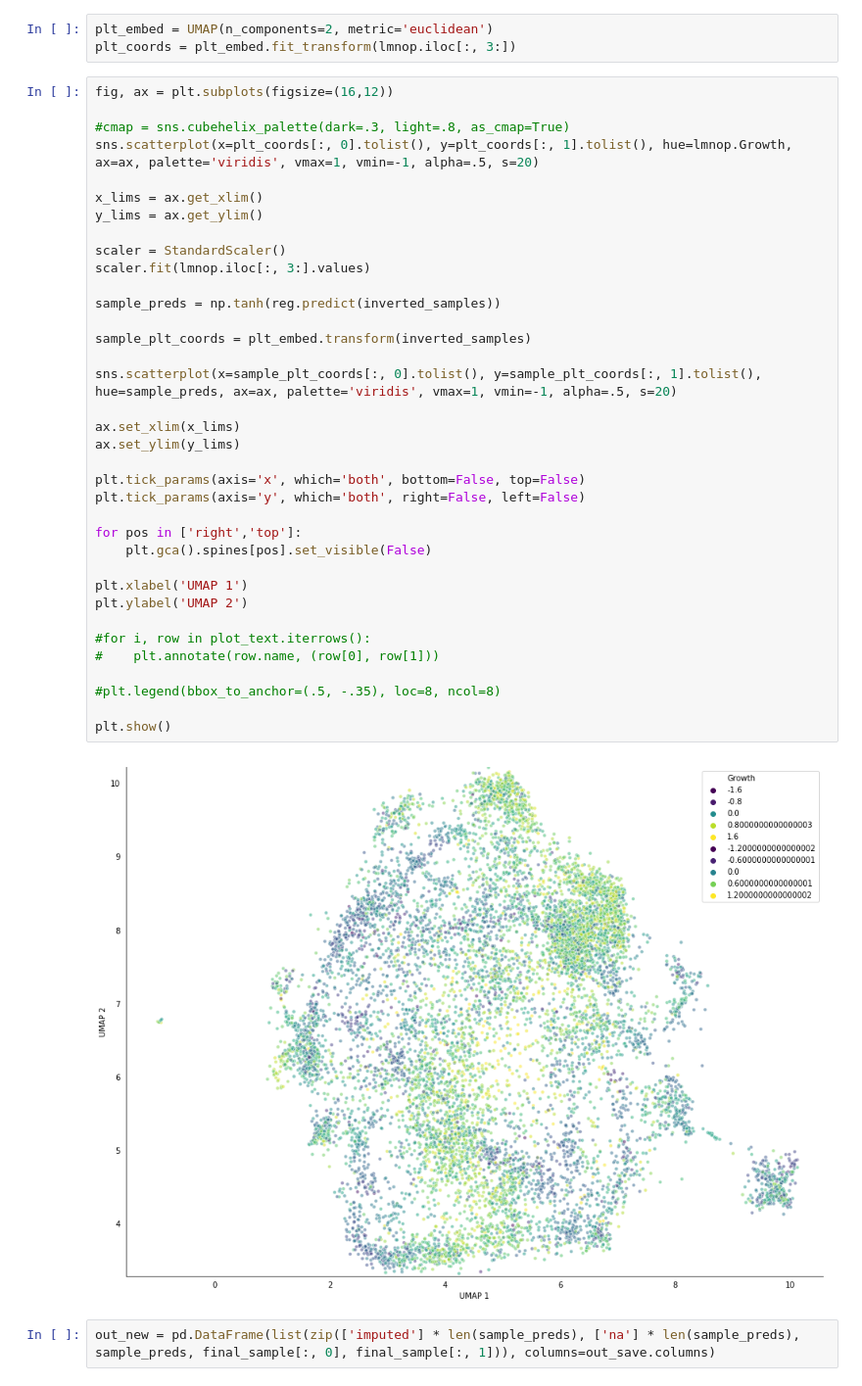
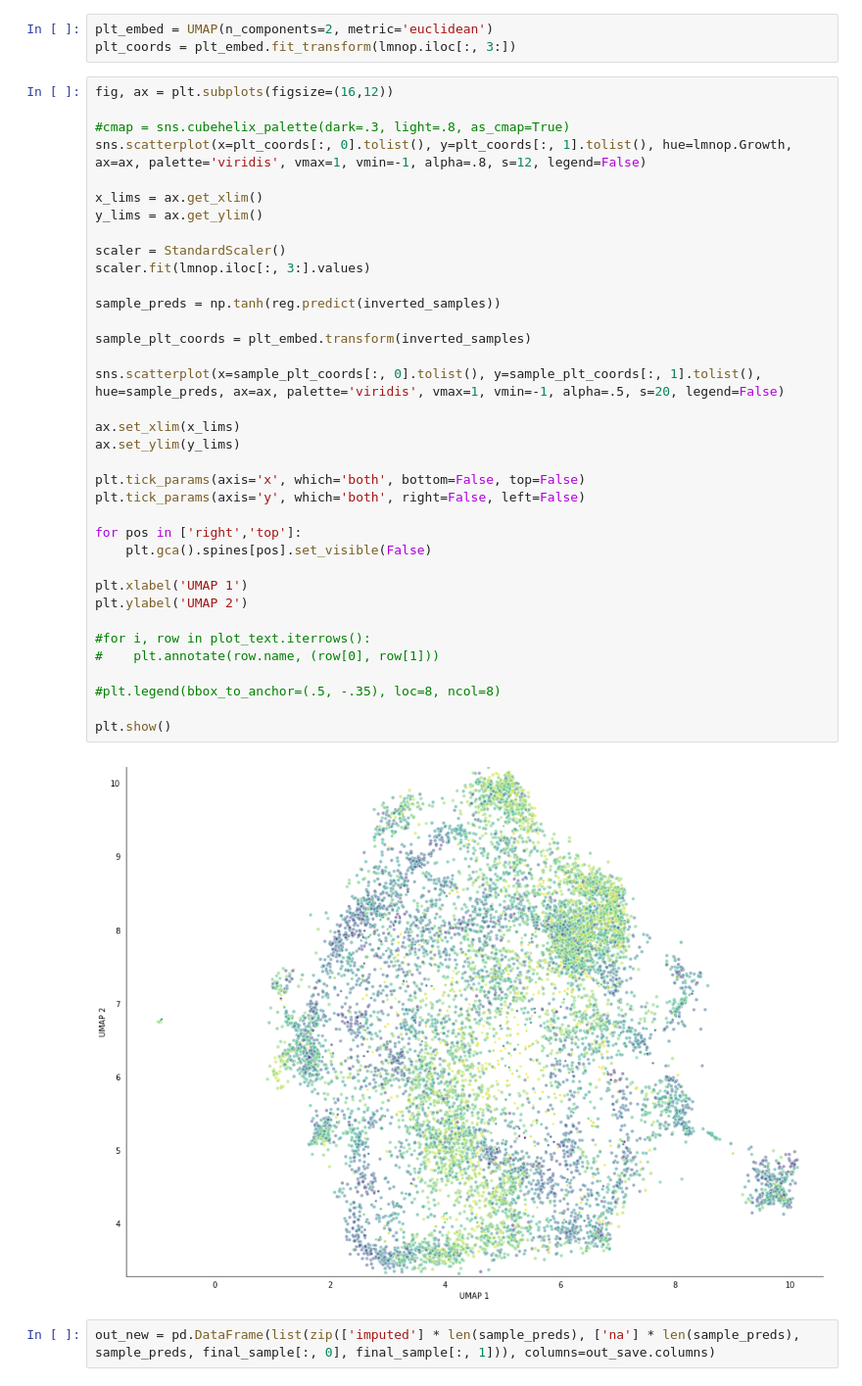
Before and after one commit to gomezlab/kinotypeClusteringAndRegression, a Jupyter notebook: src/14_kernelRegression.ipynb, the cells around one changed output. Shown at 98% size. Saved outputs shown, nothing was run; the diff lists cells and outputs as text.

```diff
--- a/src/14_kernelRegression.ipynb
+++ b/src/14_kernelRegression.ipynb
@@ -604,40 +575,40 @@ plt_coords = plt_embed.fit_transform(lmnop.iloc[:, 3:])
 fig, ax = plt.subplots(figsize=(16,12))
 
 #cmap = sns.cubehelix_palette(dark=.3, light=.8, as_cmap=True)
-sns.scatterplot(x=plt_coords[:, 0].tolist(), y=plt_coords[:, 1].tolist(), hue=lmnop.Growth, ax=ax, palette='viridis', vmax=1, vmin=-1, alpha=.5, s=20)
+sns.scatterplot(x=plt_coords[:, 0].tolist(), y=plt_coords[:, 1].tolist(), hue=lmnop.Growth, ax=ax, palette='viridis', vmax=1, vmin=-1, alpha=.8, s=12, legend=False)
 
 x_lims = ax.get_xlim()
 y_lims = ax.get_ylim()
 
 scaler = StandardScaler()
 scaler.fit(lmnop.iloc[:, 3:].values)
 
 sample_preds = np.tanh(reg.predict(inverted_samples))
 
 sample_plt_coords = plt_embed.transform(inverted_samples)
 
-sns.scatterplot(x=sample_plt_coords[:, 0].tolist(), y=sample_plt_coords[:, 1].tolist(), hue=sample_preds, ax=ax, palette='viridis', vmax=1, vmin=-1, alpha=.5, s=20)
+sns.scatterplot(x=sample_plt_coords[:, 0].tolist(), y=sample_plt_coords[:, 1].tolist(), hue=sample_preds, ax=ax, palette='viridis', vmax=1, vmin=-1, alpha=.5, s=20, legend=False)
 
 ax.set_xlim(x_lims)
 ax.set_ylim(y_lims)
 
 plt.tick_params(axis='x', which='both', bottom=False, top=False)
 plt.tick_params(axis='y', which='both', right=False, left=False)
 
 for pos in ['right','top']:
     plt.gca().spines[pos].set_visible(False)
 
 plt.xlabel('UMAP 1')
 plt.ylabel('UMAP 2')
 
 #for i, row in plot_text.iterrows():
 #    plt.annotate(row.name, (row[0], row[1]))
 
 #plt.legend(bbox_to_anchor=(.5, -.35), loc=8, ncol=8)
 
 plt.show()
 # %% [output]
-[figure, old version]
+[figure, new version]
 # %%
 out_new = pd.DataFrame(list(zip(['imputed'] * len(sample_preds), ['na'] * len(sample_preds), sample_preds, final_sample[:, 0], final_sample[:, 1])), columns=out_save.columns)
 # %%
```
Also changed, not shown: parts of 26 cells of this notebook.
